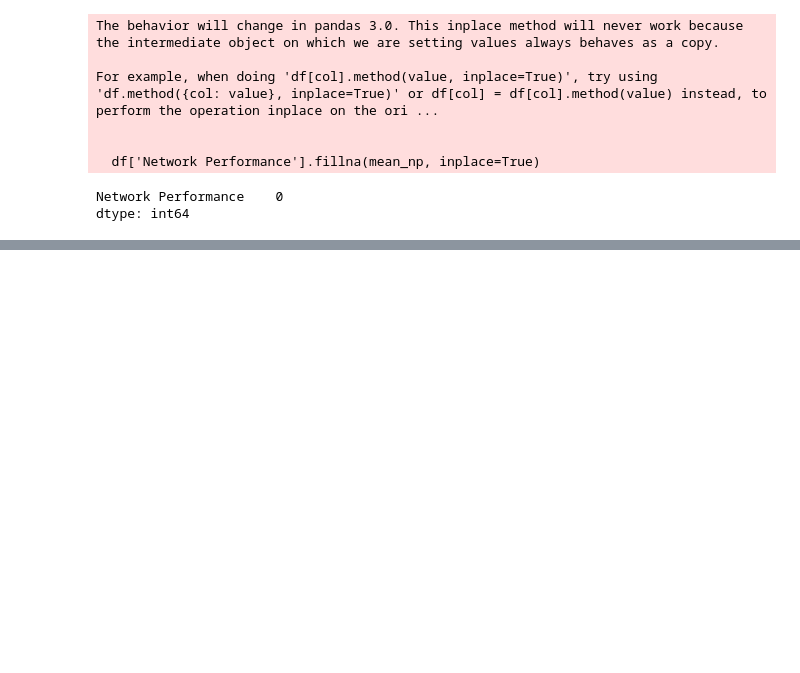
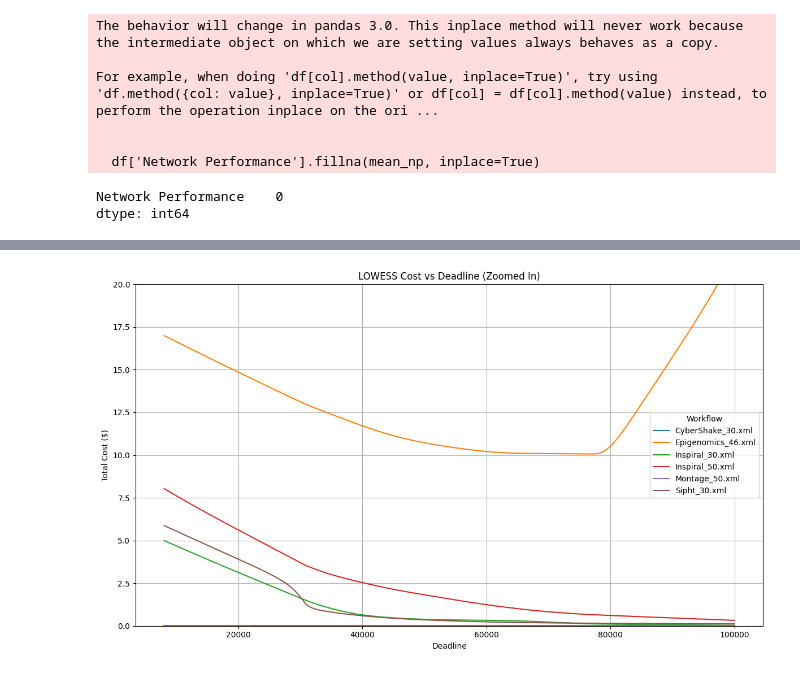
Before and after one commit to MauryaSamanta/workflow-scheduler, a Jupyter notebook: workflow/file.ipynb, the cells around one changed output, grey strips where cells are left out. Cells and saved outputs as stored; diff of their text form; code cells hidden in the pictures; blank space fills up the shorter version.

```diff
--- a/workflow/file.ipynb
+++ b/workflow/file.ipynb
@@ -155,0 +254,32 @@ df.to_csv("cleaned_vm_data.csv", index=False)
+# %%
+df=pd.read_csv("workflow-wise-costs.csv") ##now took 1000 points for each intevral
+# %%
+plt.figure(figsize=(12, 7))
+
+for workflow in df["Workflow"].unique():
+    workflow_df = df[df["Workflow"] == workflow].sort_values("Deadline")
+
+    if len(workflow_df) < 5:
+        continue
+
+    smoothed = sm.nonparametric.lowess(
+        endog=workflow_df["Cost"],
+        exog=workflow_df["Deadline"],
+        frac=0.5
+    )
+
+    plt.plot(smoothed[:, 0], smoothed[:, 1], label=workflow)
+
+plt.xlabel("Deadline")
+plt.ylabel("Total Cost ($)")
+plt.title("LOWESS Cost vs Deadline (Zoomed In)")
+plt.grid(True)
+plt.legend(title="Workflow")
+
+# 👇 Zoom in to Cost between 0 and 10
+plt.ylim(0, 20)
+
+plt.tight_layout()
+plt.show()
+# %% [output]
+[figure, added]
```
Also changed, not shown: parts of 12 cells of this notebook, 7 other files.
